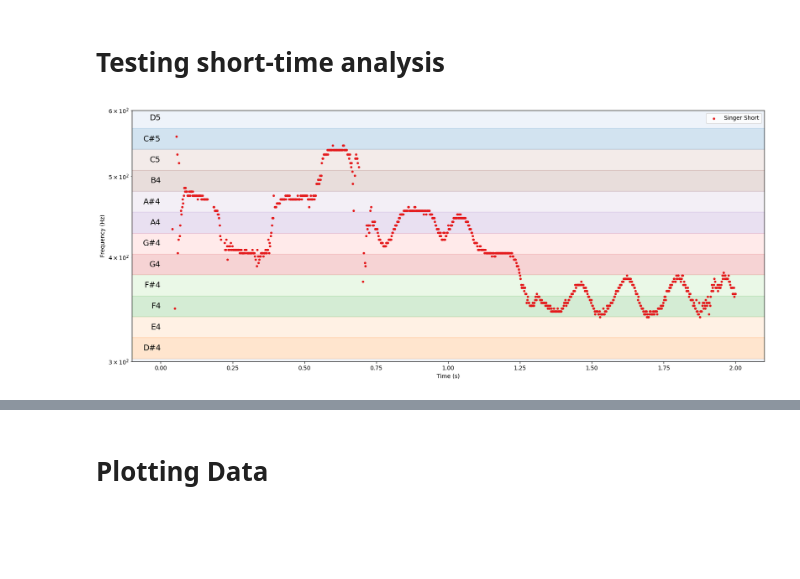
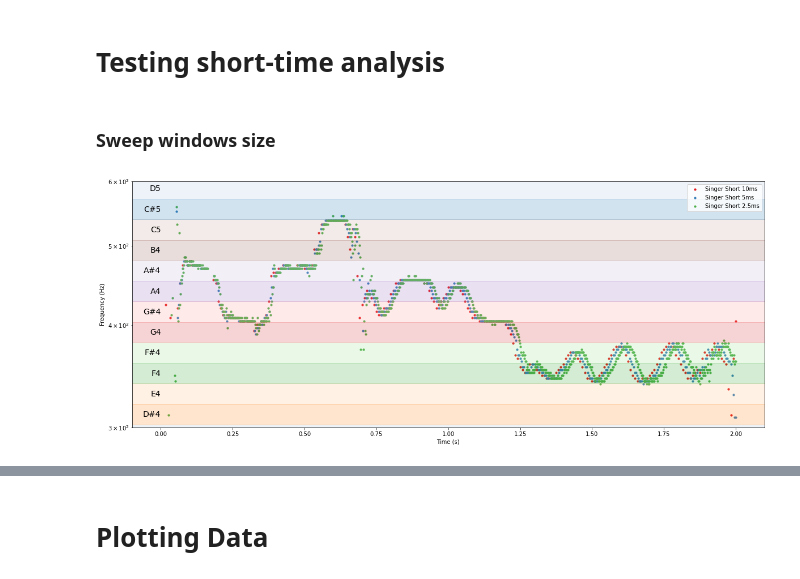
Before and after one commit to PabloSML/Pitch-Tracking, a Jupyter notebook: Notebooks/yin.ipynb, the cells around one changed output, grey strips where cells are left out. Drawn from its saved outputs; the diff is of its cells as text; code cells hidden in the pictures; blank space fills up the shorter version.

Commit message:
process audio function

```diff
--- a/Notebooks/yin.ipynb
+++ b/Notebooks/yin.ipynb
@@ -300,7 +300,33 @@ for i in tqdm(range (data.shape[0] // (windows_size+3))):
     pitches.append(short_time_detect_pitch(f=data[t : t + windows_size + lagMax], W=windows_size, sample_rate=sample_rate, bounds=bounds))
 
 singerShortPitches = PitchData(name='Singer Short', sampleRate=sample_rate, srcLen=data.shape[0], pitches=np.array(pitches))
-# %%
-plot_pitches(fmin=300, fmax=600, dataObjects=[singerShortPitches])
-# %% [output]
-[figure, removed]
+# %%
+def process_audio(audio_file, name = 'NULL' ,fmin=100, fmax=2000, windows_size_ms=2.5):
+    # Data input
+    sample_rate, data = wavfile.read(f'audios\\{audio_file}')
+    data = data.astype(np.float64)
+
+    # Resulting values
+    windows_size = int(windows_size_ms/1000 * sample_rate)
+    lagMin = int(1/fmax * sample_rate)
+    lagMax = int(1/fmin * sample_rate)
+    bounds = [ lagMin , lagMax ]
+
+    pitches = []
+
+    for i in tqdm(range(data.shape[0] // (windows_size+3))):
+        t = i*windows_size
+        pitches.append(short_time_detect_pitch(f=data[t : t + windows_size + lagMax], W=windows_size, sample_rate=sample_rate, bounds=bounds))
+
+    singerShortPitches = PitchData(name=name, sampleRate=sample_rate, srcLen=data.shape[0], pitches=np.array(pitches))
+
+    return singerShortPitches
+# %% [markdown]
+### Sweep windows size
+# %%
+singerShortPitches_w10 = process_audio('singer.wav',name = 'Singer Short 10ms', fmin=200, fmax=2000, windows_size_ms=10)
+singerShortPitches_w5 = process_audio('singer.wav', name = 'Singer Short 5ms', fmin=200, fmax=2000, windows_size_ms=5)
+singerShortPitches_w2_5 = process_audio('singer.wav', name = 'Singer Short 2.5ms', fmin=200, fmax=2000, windows_size_ms=2.5)
+plot_pitches(fmin=300, fmax=600, dataObjects=[singerShortPitches_w10,singerShortPitches_w5,singerShortPitches_w2_5])
+# %% [output]
+[figure, added]
```
Also changed, not shown: parts of 9 cells of this notebook.
